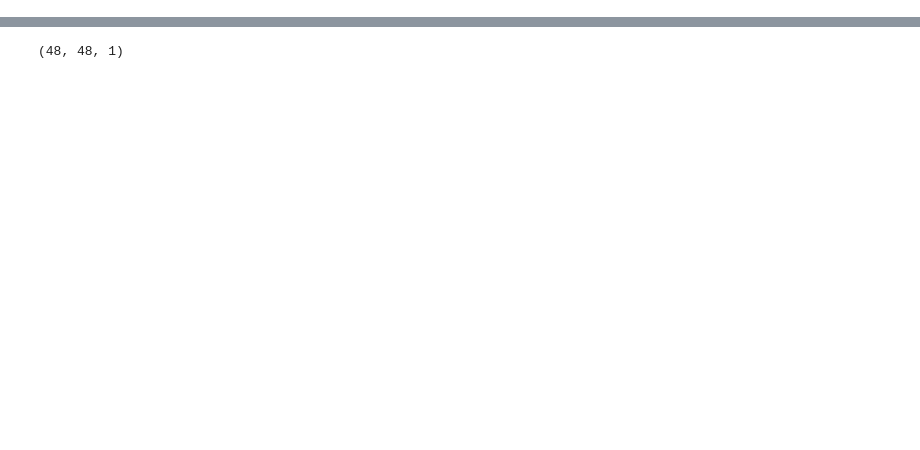
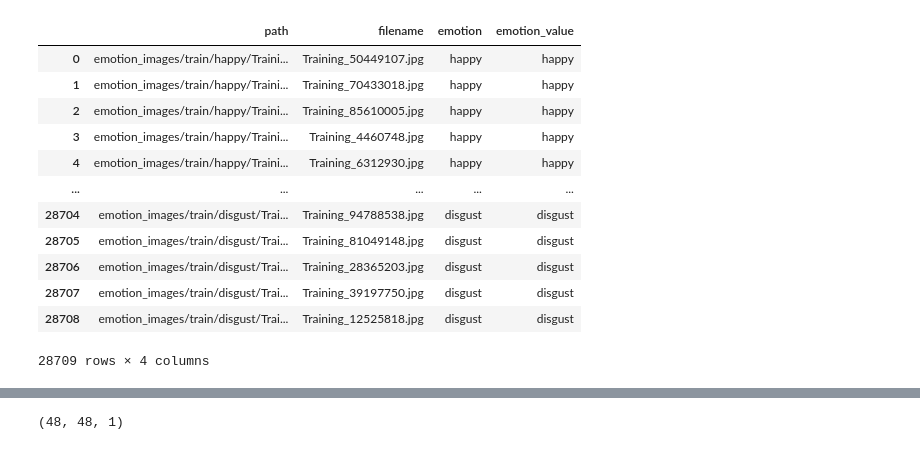
Before and after one commit to joelweber97/Python3_Emotion_Classifier, a Jupyter notebook: label_creator.ipynb, the cells around one changed output, grey strips where cells are left out. Cells and saved outputs as stored; diff of their text form; code cells hidden in the pictures; blank space fills up the shorter version.

```diff
--- a/label_creator.ipynb
+++ b/label_creator.ipynb
@@ -62,0 +60,16 @@ df
+# %%
+df
+# %% [output]
+|  | path | filename | emotion | emotion_value |
+| 0 | emotion_images/train/happy/Traini... | Training_50449107.jpg | happy | happy |
+| 1 | emotion_images/train/happy/Traini... | Training_70433018.jpg | happy | happy |
+| 2 | emotion_images/train/happy/Traini... | Training_85610005.jpg | happy | happy |
+| 3 | emotion_images/train/happy/Traini... | Training_4460748.jpg | happy | happy |
+| 4 | emotion_images/train/happy/Traini... | Training_6312930.jpg | happy | happy |
+| ... | ... | ... | ... | ... |
+| 28704 | emotion_images/train/disgust/Trai... | Training_94788538.jpg | disgust | disgust |
+| 28705 | emotion_images/train/disgust/Trai... | Training_81049148.jpg | disgust | disgust |
+| 28706 | emotion_images/train/disgust/Trai... | Training_28365203.jpg | disgust | disgust |
+| 28707 | emotion_images/train/disgust/Trai... | Training_39197750.jpg | disgust | disgust |
+| 28708 | emotion_images/train/disgust/Trai... | Training_12525818.jpg | disgust | disgust |
+28709 rows × 4 columns
```
Also changed, not shown: parts of 24 cells of this notebook.
